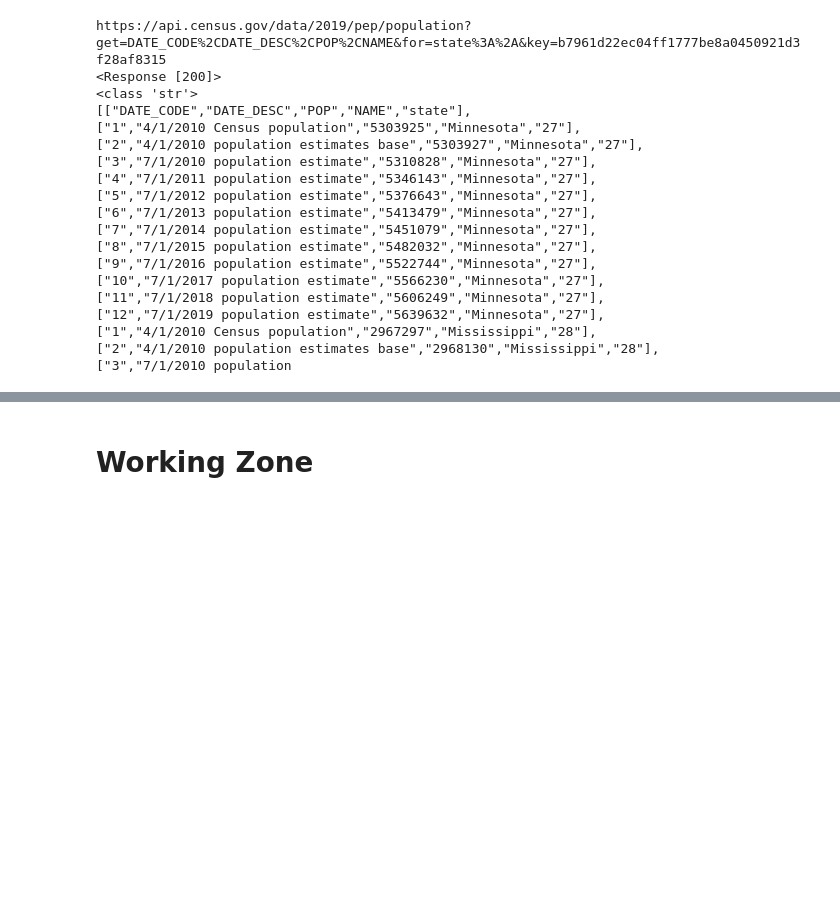
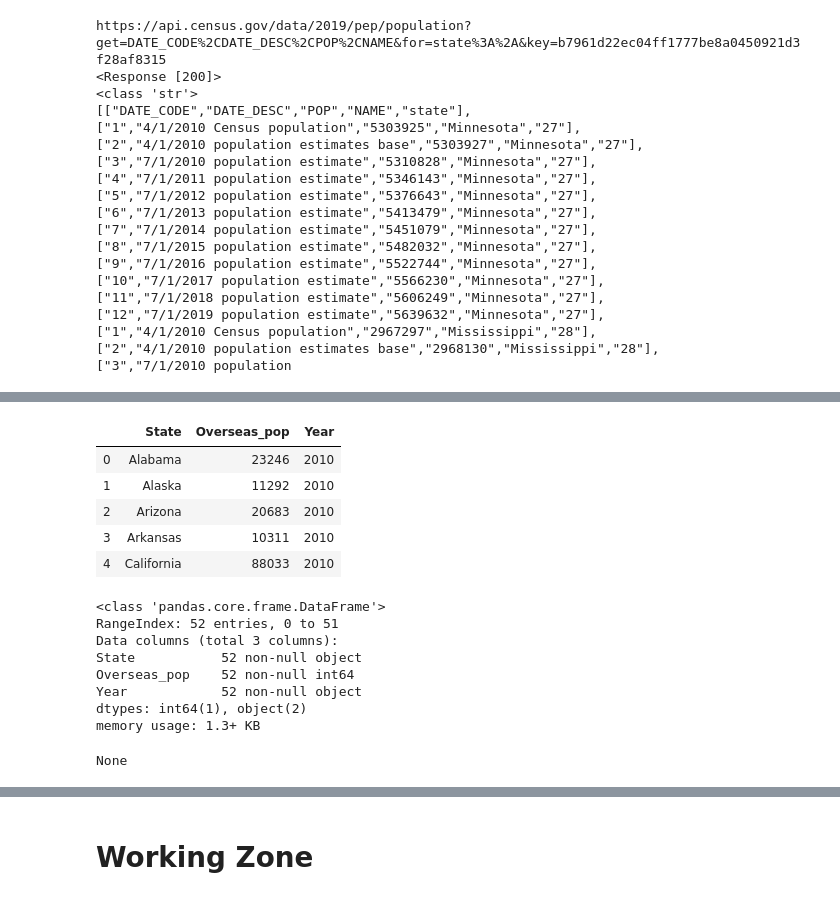
Before and after one commit to zapatos24/The_Electoral_College-Today_and_Tomorrow, a Jupyter notebook: electoral_college_data_map_notebook.ipynb, the cells around one changed output, grey strips where cells are left out. Drawn from its saved outputs; the diff is of its cells as text; code cells hidden in the pictures; blank space fills up the shorter version.

```diff
--- a/electoral_college_data_map_notebook.ipynb
+++ b/electoral_college_data_map_notebook.ipynb
@@ -108 +115,27 @@ memory usage: 13.5+ KB
 None
+# %%
+overseas_df = pd.read_excel('Overseas Population 2010.xls', skiprows=7)
+overseas_df.dropna(inplace=True)
+overseas_df.columns = ['State', 'Overseas_pop']
+overseas_df['Year'] = '2010'
+overseas_df['Overseas_pop'] = overseas_df['Overseas_pop'].astype('int64')
+overseas_df.reset_index(drop=True, inplace=True)
+
+display(overseas_df.head())
+display(overseas_df.info())
+# %% [output]
+|  | State | Overseas_pop | Year |
+| 0 | Alabama | 23246 | 2010 |
+| 1 | Alaska | 11292 | 2010 |
+| 2 | Arizona | 20683 | 2010 |
+| 3 | Arkansas | 10311 | 2010 |
+| 4 | California | 88033 | 2010 |
+<class 'pandas.core.frame.DataFrame'>
+RangeIndex: 52 entries, 0 to 51
+Data columns (total 3 columns):
+State           52 non-null object
+Overseas_pop    52 non-null int64
+Year            52 non-null object
+dtypes: int64(1), object(2)
+memory usage: 1.3+ KB
+None
```
Also changed, not shown: parts of 14 cells of this notebook, 4 other files.
